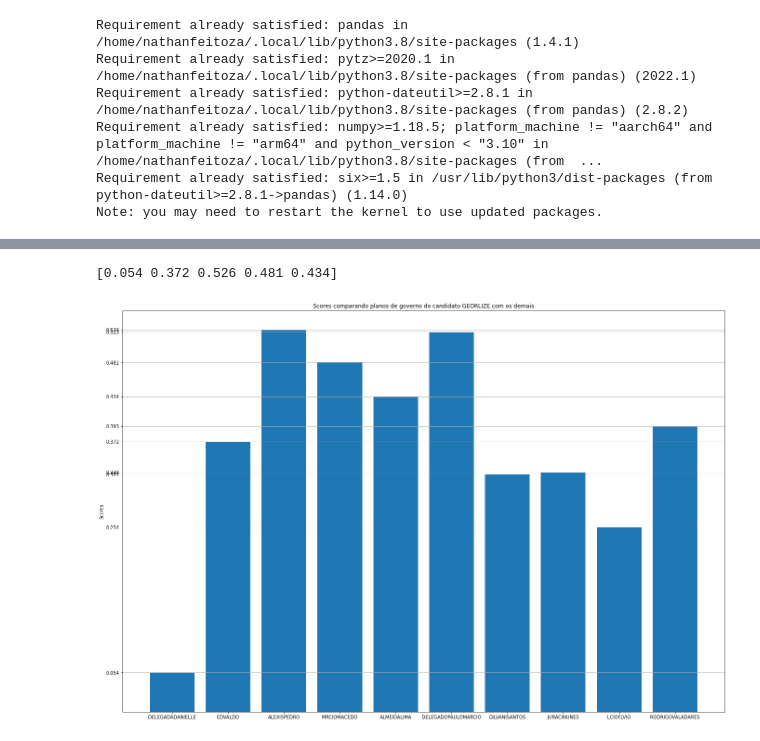
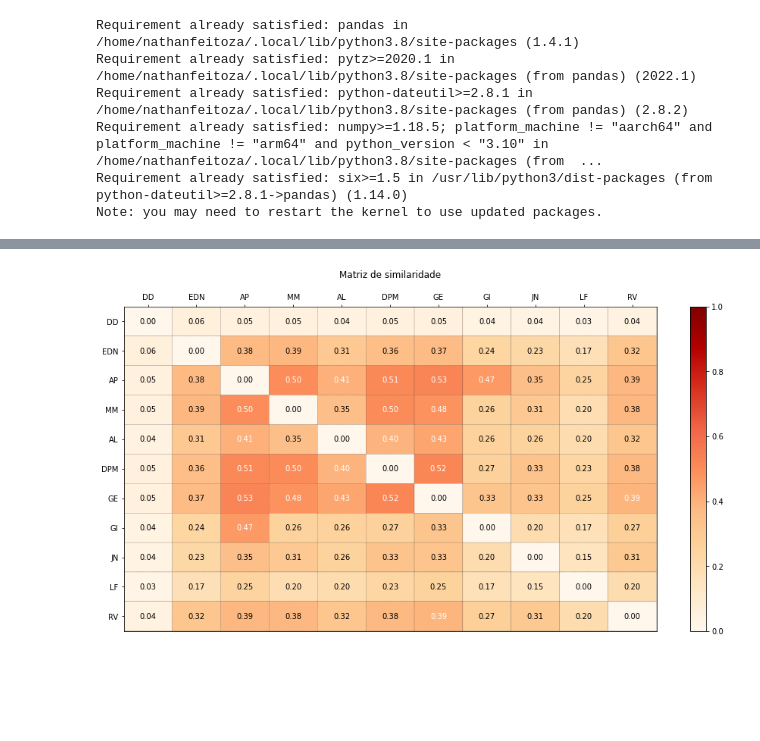
Before and after one commit to adolfoguimaraes/analise-planos-de-governos, a Jupyter notebook: analyse-candidates.ipynb, the cells around one changed output, grey strips where cells are left out. Saved outputs shown, nothing was run; the diff lists cells and outputs as text; code cells hidden in the pictures; blank space fills up the shorter version.

```diff
--- a/analyse-candidates.ipynb
+++ b/analyse-candidates.ipynb
@@ -102,22 +114,0 @@ Comparer to GEORLIZE_260000835177 and RODRIGO VALADARES_260001065879
-# %%
-import matplotlib.pyplot as plt
-import numpy as np
-
-file_analyse_name = re.sub("[^a-zA-Z]+", "", file_analyse)
-fig = plt.figure()
-ax = fig.add_axes([0,0,3,3])
-candidates_comparer = np.array(analyses[0])
-candidates_distance = np.array(analyses[1])
-ax.set_ylabel('Scores')
-#plt.ylim(0,1)
-print(candidates_distance[:5])
-yticks = candidates_distance;
-#plt.yticks([0, candidates_distance.min(), candidates_distance.max(), 1])
-plt.yticks(yticks)
-plt.grid(axis='y', linestyle='-')
-ax.set_title('Scores comparando planos de governo do candidato %s com os demais' % (file_analyse_name))
-ax.bar(candidates_comparer,candidates_distance)
-plt.show()
-# %% [output]
-[0.054 0.372 0.526 0.481 0.434]
-[figure, removed]
@@ -123,0 +198,9 @@ plt.show()
+# %%
+title = "Matriz de similaridade\n"
+xlabel= ''#"Labels"
+ylabel= ''#"Labels"
+xticklabels = labels
+yticklabels = labels
+heatmap(np.array(values), title, xlabel, ylabel, xticklabels, yticklabels)
+# %% [output]
+[figure, added]
```
Also changed, not shown: parts of 4 cells of this notebook.
